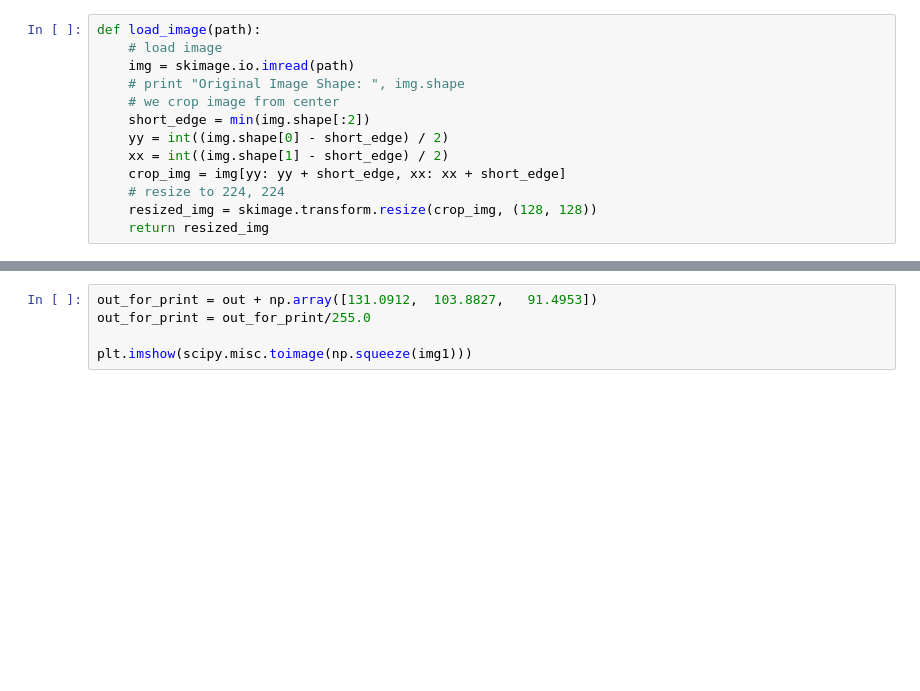
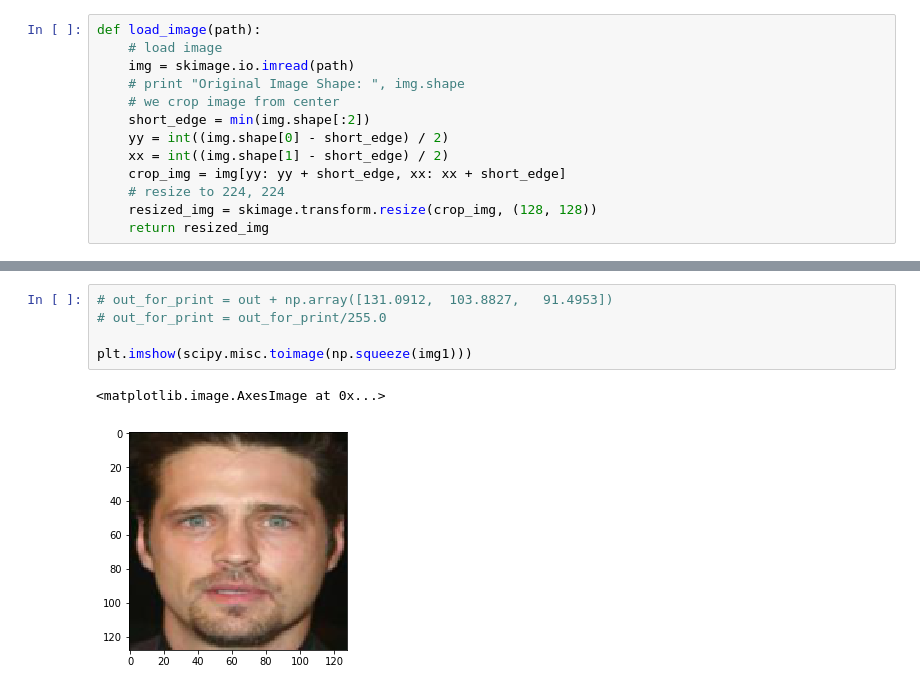
Before and after one commit to Gogumee/FastFaceSwapStyleLoss, a Jupyter notebook: vggFace2.ipynb, the cells around one changed output, grey strips where cells are left out. Cells and saved outputs as stored; diff of their text form; blank space fills up the shorter version.

```diff
--- a/vggFace2.ipynb
+++ b/vggFace2.ipynb
@@ -198,5 +225,8 @@ array([[[[  4.31169662e+01,   1.42861242e+01,  -5.52621117e+01, ...,
 # %%
-out_for_print = out + np.array([131.0912,  103.8827,   91.4953])
-out_for_print = out_for_print/255.0
+# out_for_print = out + np.array([131.0912,  103.8827,   91.4953])
+# out_for_print = out_for_print/255.0
 
 plt.imshow(scipy.misc.toimage(np.squeeze(img1)))
+# %% [output]
+<matplotlib.image.AxesImage at 0x...>
+[figure, added]
```
Also changed, not shown: parts of 7 cells of this notebook.
